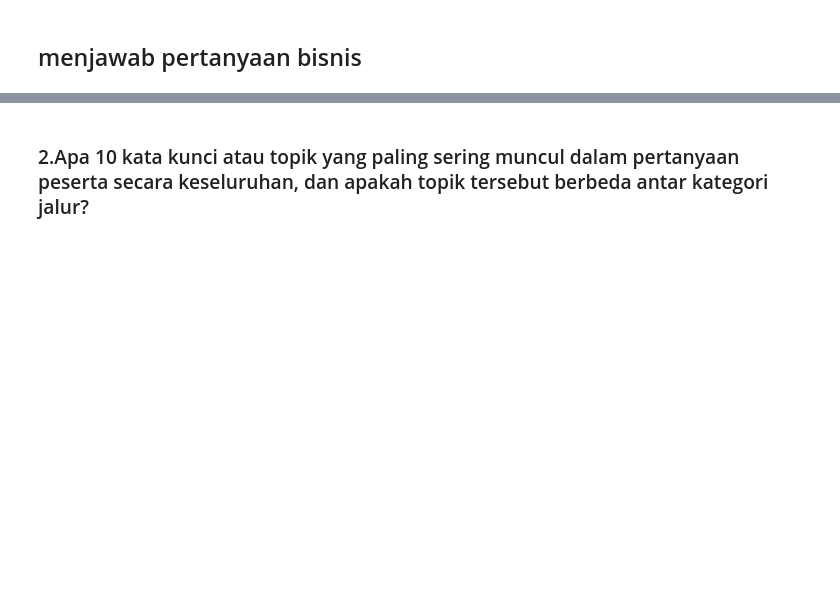
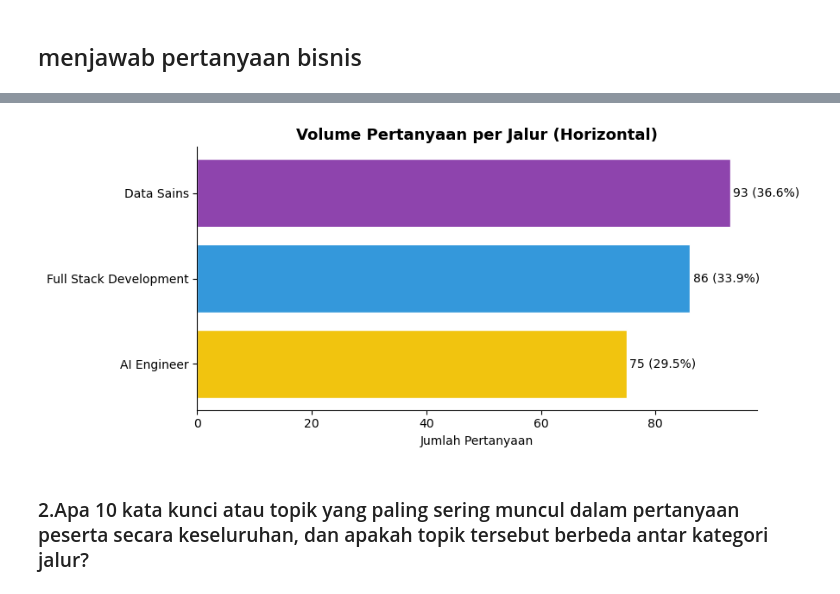
Before and after one commit to devilistiani/coding_camp_copilot, a Jupyter notebook: prosesing.ipynb, the cells around one changed output, grey strips where cells are left out. Cells and saved outputs as stored; diff of their text form; code cells hidden in the pictures; blank space fills up the shorter version.

```diff
--- a/prosesing.ipynb
+++ b/prosesing.ipynb
@@ -929,3 +1171,21 @@ Data tidak teridentifikasi (Path NaN): 111 baris (dihapus saat cleaning)
+# %%
+jalur = ['AI Engineer', 'Full Stack Development', 'Data Sains']
+jumlah = [75, 86, 93]
+colors = ['#F1C40F', '#3498DB', '#8E44AD']
+
+fig, ax = plt.subplots(figsize=(9, 4))
+bars = ax.barh(jalur, jumlah, color=colors, edgecolor='white')
+ax.set_title('Volume Pertanyaan per Jalur (Horizontal)', fontsize=13, fontweight='bold')
+ax.set_xlabel('Jumlah Pertanyaan')
+ax.spines[['top', 'right']].set_visible(False)
+for bar in bars:
+    pct = bar.get_width() / 254 * 100
+    ax.text(bar.get_width() + 0.5, bar.get_y() + bar.get_height()/2,
+            f'{int(bar.get_width())} ({pct:.1f}%)', va='center', fontsize=10)
+plt.tight_layout()
+plt.show()
+# %% [output]
+[figure, added]
 # %% [markdown]
 ### 2.Apa 10 kata kunci atau topik yang paling sering muncul dalam pertanyaan peserta secara keseluruhan, dan apakah topik tersebut berbeda antar kategori jalur?
 # %%
```
Also changed, not shown: parts of 12 cells of this notebook.
